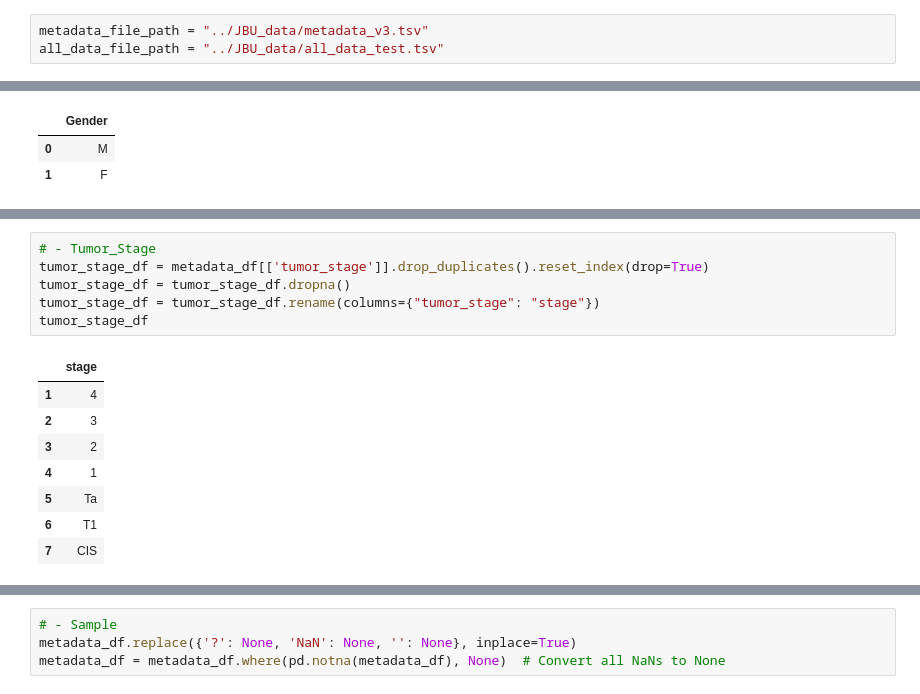
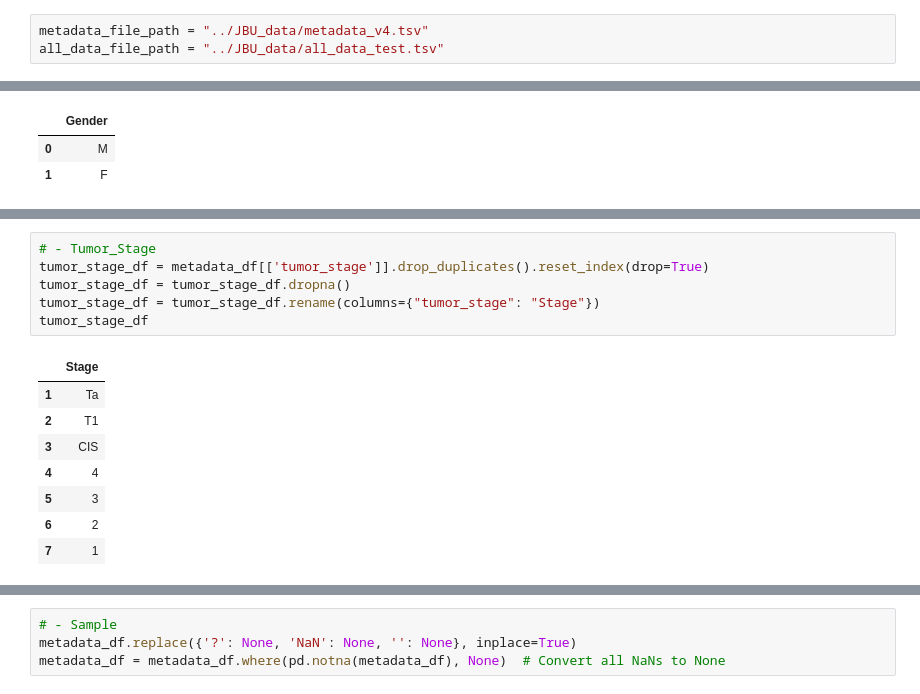
Before and after one commit to uoy-research/urotheliome-dash, a Jupyter notebook: db-generation/import_data.ipynb, the cells around one changed output, grey strips where cells are left out. Cells and saved outputs as stored; diff of their text form.

```diff
--- a/db-generation/import_data.ipynb
+++ b/db-generation/import_data.ipynb
@@ -17,5 +24,5 @@ conn.execute("PRAGMA foreign_keys = ON;")
 # %%
-metadata_file_path = "../JBU_data/metadata_v3.tsv"
+metadata_file_path = "../JBU_data/metadata_v4.tsv"
 all_data_file_path = "../JBU_data/all_data_test.tsv"
 # %%
 def load_metadata_tsv(file_path):
@@ -260,16 +268,16 @@ Successfully inserted data into Gender
 # %%
 # - Tumor_Stage
 tumor_stage_df = metadata_df[['tumor_stage']].drop_duplicates().reset_index(drop=True)
 tumor_stage_df = tumor_stage_df.dropna()
-tumor_stage_df = tumor_stage_df.rename(columns={"tumor_stage": "stage"})
+tumor_stage_df = tumor_stage_df.rename(columns={"tumor_stage": "Stage"})
 tumor_stage_df
 # %% [output]
-|  | stage |
-| 1 | 4 |
-| 2 | 3 |
-| 3 | 2 |
-| 4 | 1 |
-| 5 | Ta |
-| 6 | T1 |
-| 7 | CIS |
+|  | Stage |
+| 1 | Ta |
+| 2 | T1 |
+| 3 | CIS |
+| 4 | 4 |
+| 5 | 3 |
+| 6 | 2 |
+| 7 | 1 |
 # %%
```
Also changed, not shown: parts of 31 cells of this notebook, 1 other file.
